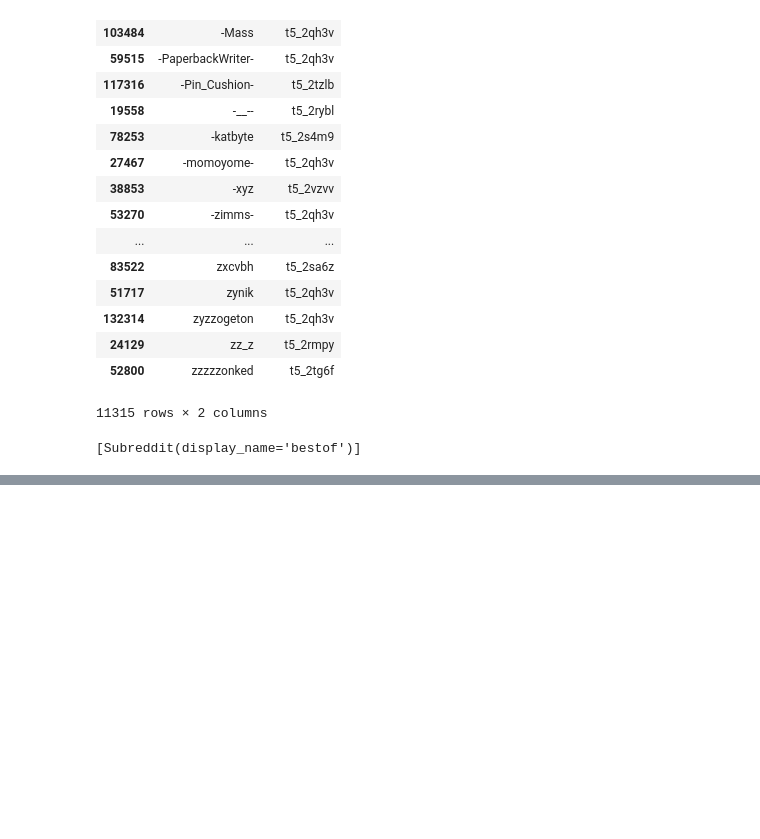
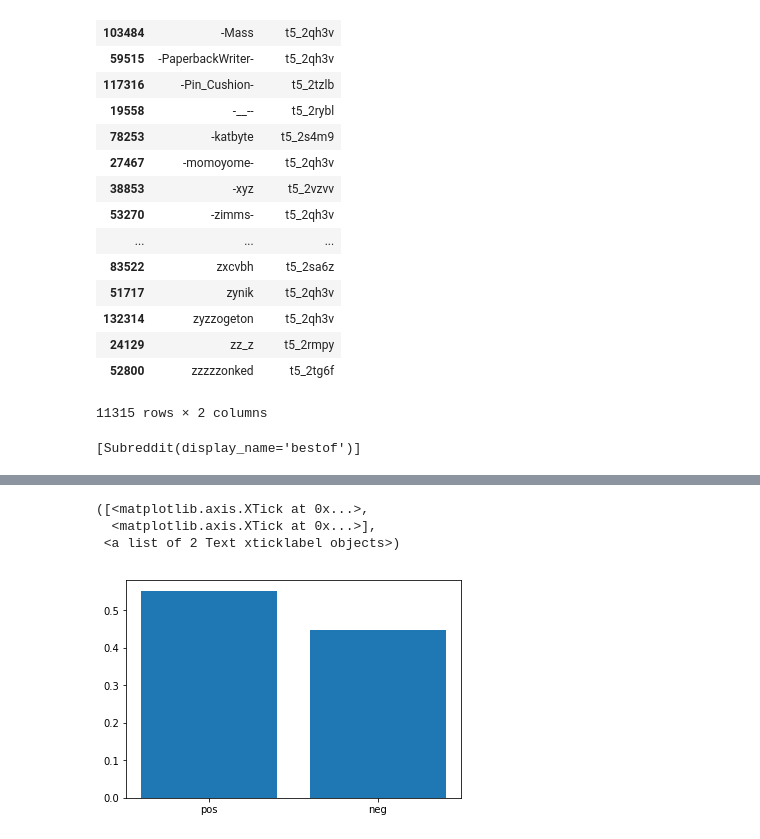
Before and after one commit to ke11ysun/TMD-reddit-conflict-analysis, a Jupyter notebook: TMD.ipynb, the cells around one changed output, grey strips where cells are left out. Saved outputs shown, nothing was run; the diff lists cells and outputs as text; code cells hidden in the pictures; blank space fills up the shorter version.

```diff
--- a/TMD.ipynb
+++ b/TMD.ipynb
@@ -687,0 +694,32 @@ tmpcnt[tmpcnt['count'] > 1].index.tolist()
+# %%
+authors = []
+is_mod = []
+avg_comment_score = []
+avg_comment_sentiment = []
+
+for a in nca:
+    score = 0
+    sentiment = 0
+
+    print('\n--------------------------', a, '--------------------------')
+    author = reddit.redditor(a)
+
+    try:
+        is_mod.append(author.is_mod)
+        authors.append(a)
+
+        for comment in author.comments.new(limit=100):
+#             print(comment.body.split('\n', 1)[0])
+            score += comment.score
+            sentiment += sia.polarity_scores(comment.body)['compound']
+        avg_comment_score.append(score/100)
+        avg_comment_sentiment.append(sentiment/100)
+
+        '''
+        as a proxy of activeness???
+        author.comments.new(limit=1)[0].created_utc
+        '''
+
+        print(authors[-1], is_mod[-1], avg_comment_score[-1], avg_comment_sentiment[-1])
+    except Exception as e:
+        print(e)
@@ -687,0 +744,4 @@ tmpcnt[tmpcnt['count'] > 1].index.tolist()
+# %%
+ncadf = pd.DataFrame(data={'author':authors, 'is_mod':is_mod, 'avg_comment_score':avg_comment_score, 'avg_comment_sentiment':avg_comment_sentiment})
+ncadf.to_csv('neg_comment_authors.csv')
+ncadf
@@ -687,0 +767,12 @@ tmpcnt[tmpcnt['count'] > 1].index.tolist()
+# %%
+x = np.arange(2)
+a = len(ncadf[ncadf['avg_comment_sentiment'] > 0].index)/ncadf.shape[0]
+b = len(ncadf[ncadf['avg_comment_sentiment'] < 0].index)/ncadf.shape[0]
+values = [a, b]
+plt.bar(x, values)
+plt.xticks(x, ('pos', 'neg'))
+# %% [output]
+([<matplotlib.axis.XTick at 0x...>,
+  <matplotlib.axis.XTick at 0x...>],
+ <a list of 2 Text xticklabel objects>)
+[figure, added]
```
Also changed, not shown: parts of 7 cells of this notebook.
